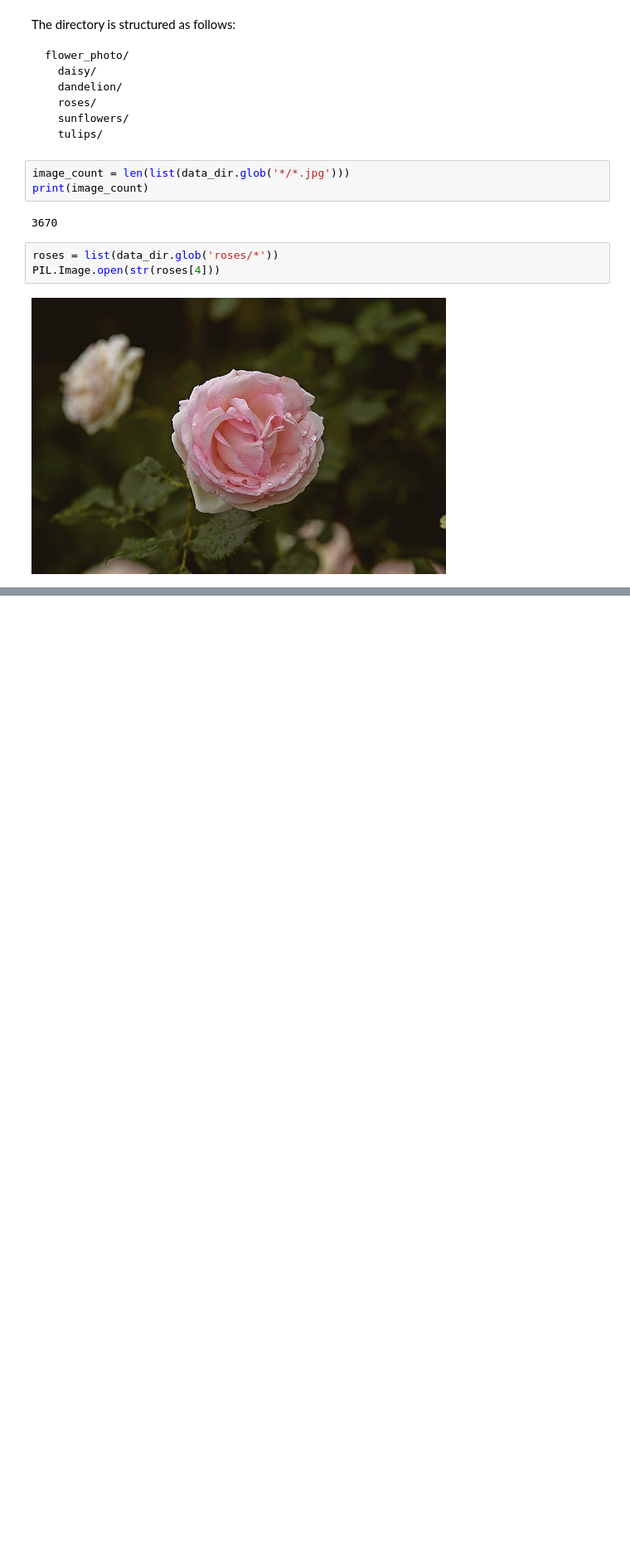
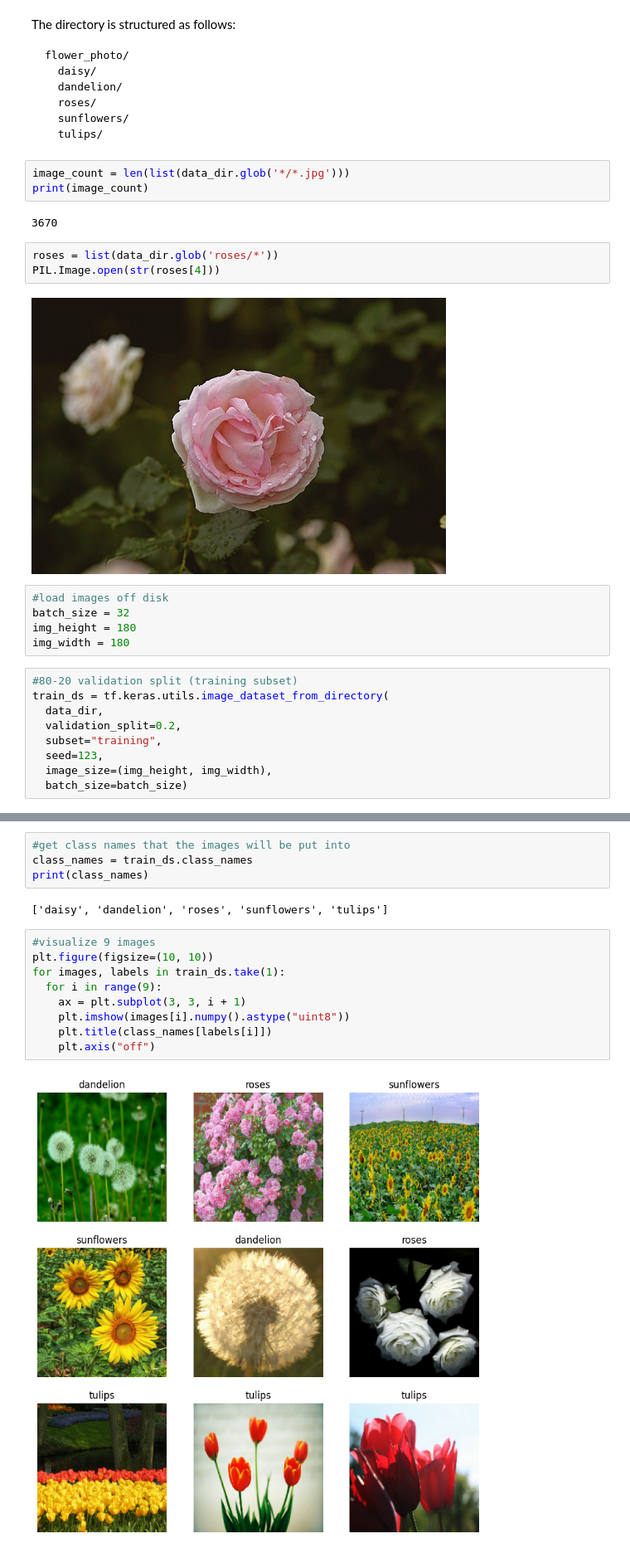
Before and after one commit to DakshalP/tensorflow-practice, a Jupyter notebook: ConvolutionalNeuralNetwork.ipynb, the cells around one changed output, grey strips where cells are left out. Shown at 83% size. Saved outputs shown, nothing was run; the diff lists cells and outputs as text; blank space fills up the shorter version.

Commit message:
import and display images

```diff
--- a/ConvolutionalNeuralNetwork.ipynb
+++ b/ConvolutionalNeuralNetwork.ipynb
@@ -44,3 +44,17 @@ roses = list(data_dir.glob('roses/*'))
 PIL.Image.open(str(roses[4]))
 # %% [output]
 [figure]
+# %%
+#load images off disk
+batch_size = 32
+img_height = 180
+img_width = 180
+# %%
+#80-20 validation split (training subset)
+train_ds = tf.keras.utils.image_dataset_from_directory(
+  data_dir,
+  validation_split=0.2,
+  subset="training",
+  seed=123,
+  image_size=(img_height, img_width),
+  batch_size=batch_size)
@@ -46,0 +76,17 @@ PIL.Image.open(str(roses[4]))
+# %%
+#get class names that the images will be put into
+class_names = train_ds.class_names
+print(class_names)
+# %% [output]
+['daisy', 'dandelion', 'roses', 'sunflowers', 'tulips']
+# %%
+#visualize 9 images
+plt.figure(figsize=(10, 10))
+for images, labels in train_ds.take(1):
+  for i in range(9):
+    ax = plt.subplot(3, 3, i + 1)
+    plt.imshow(images[i].numpy().astype("uint8"))
+    plt.title(class_names[labels[i]])
+    plt.axis("off")
+# %% [output]
+[figure, added]
```
Also changed, not shown: parts of 2 cells of this notebook.
